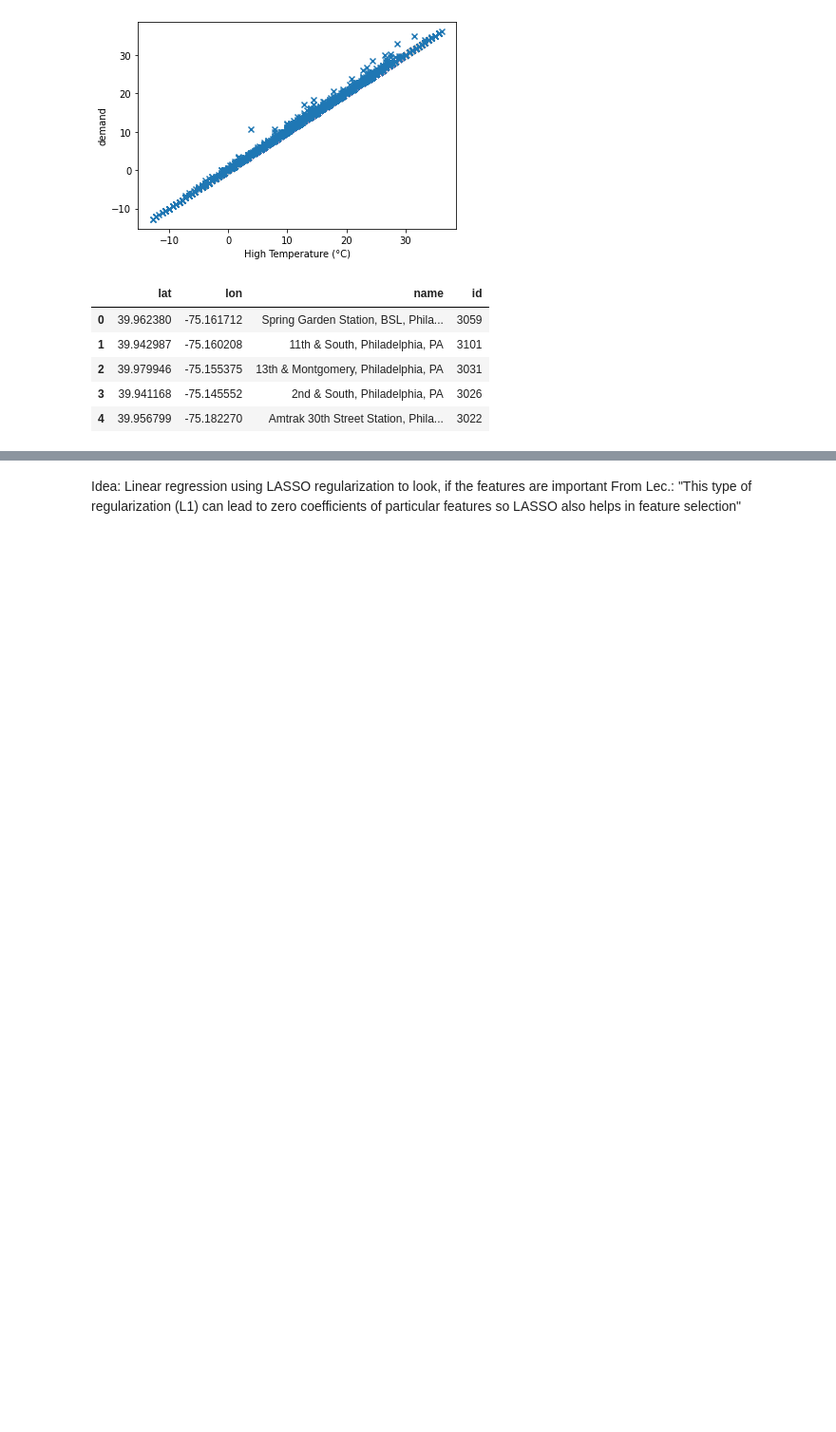
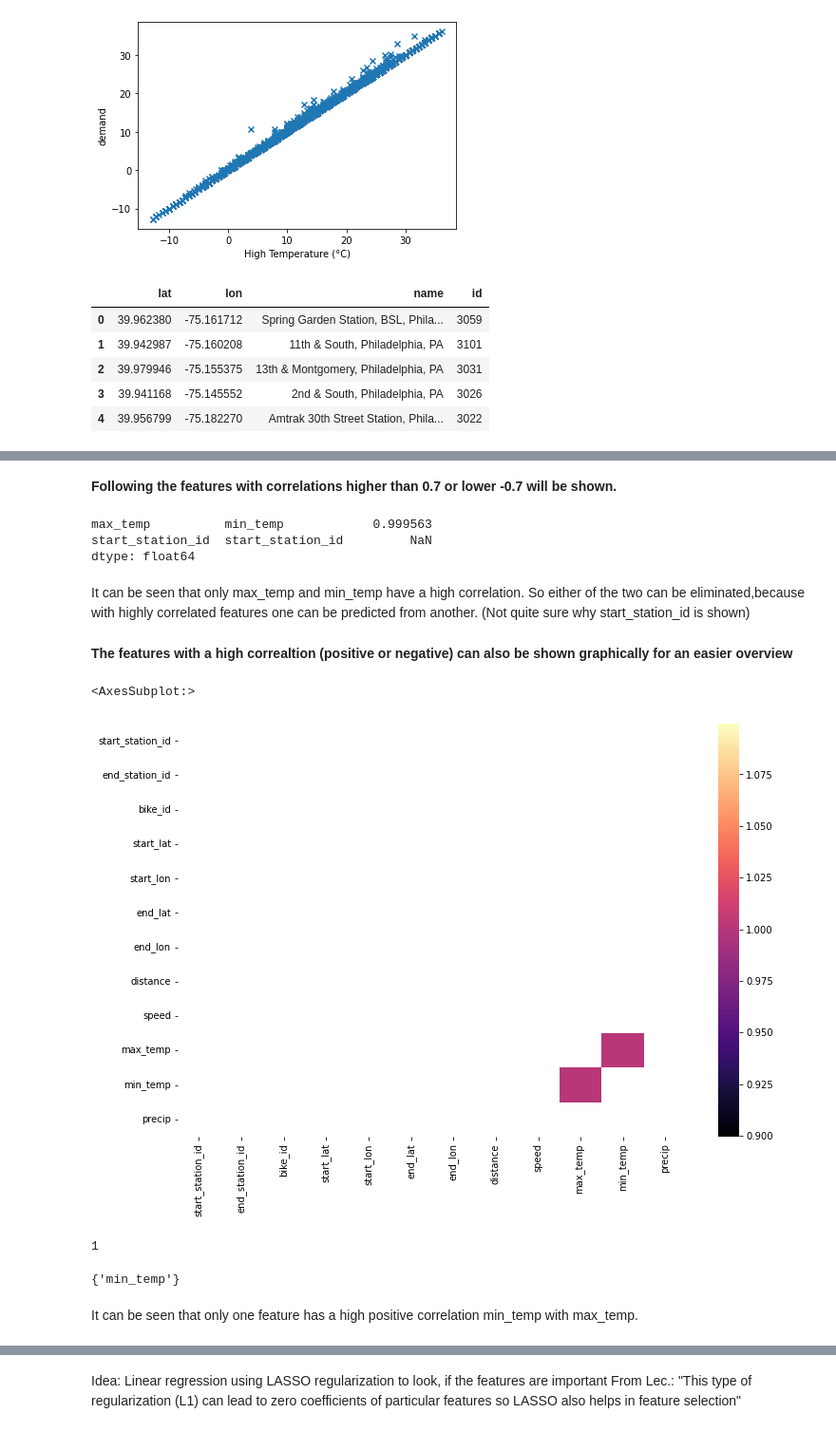
Before and after one commit to Jerematix/dataflow, a Jupyter notebook: notebooks/predictive_analytics/Features.ipynb, the cells around one changed output, grey strips where cells are left out. Shown at 95% size. Saved outputs shown, nothing was run; the diff lists cells and outputs as text; code cells hidden in the pictures; blank space fills up the shorter version.

Commit message:
Drop+create features, mapping stations,correlation

```diff
--- a/notebooks/predictive_analytics/Features.ipynb
+++ b/notebooks/predictive_analytics/Features.ipynb
@@ -43,6 +69,6 @@ df_stations.head()
 # %%
-df_btc = pd.read_parquet('../../data/bike_trips_cleaned.parquet')
-df_btc.head()
+df_bike_trips = pd.read_parquet('../../data/bike_trips_cleaned.parquet')
+df_bike_trips.head()
 # %% [output]
 |  | start_time | end_time | start_station_id | end_station_id | bike_id | user_type | end_station_name | ... |
 | index |  |  |  |  |  |  |  | ... |
@@ -53,0 +85,14 @@ df_btc.head()
+# %%
+# Add column with weekdays to dataset: as for now weekday name, but want it to be binary (0 / 1)
+df_bike_trips['is_weekday'] = df_bike_trips['date_time'].dt.day_name()
+
+#tried to write a method that turns the weekday id's (0-6) to binary (0/1)
+#def is_weekday_binary(x:pd.DataFrame):
+#    if df_bike_trips['date_time'].dt.weekday() <=5:
+#        df_bike_trips['is_weekday'] = 1
+#    else:
+#        df_bike_trips['is_weekday'] = 0
+
+#df_bike_trips['is_weekday'] = is_weekday_binary(df_bike_trips['date_time'])
+
+df_bike_trips.head()
@@ -53,0 +128,32 @@ df_btc.head()
+# %% [markdown]
+**Following the features with correlations higher than 0.7 or lower -0.7 will be shown.**
+# %%
+# High correlations: 0.7-1.0 and (-0.7)-(-1.0)
+
+def corrFilter(x: pd.DataFrame, bound: float):
+    xCorr = x.corr()
+    xFiltered = xCorr[((xCorr >= bound) | (xCorr <= -bound)) & (xCorr !=1.000)]
+    xFlattened = xFiltered.unstack().sort_values().drop_duplicates()
+    return xFlattened
+
+corrFilter(df_bike_trips, .7)
+# %% [output]
+max_temp          min_temp            0.999563
+start_station_id  start_station_id         NaN
+dtype: float64
+# %% [markdown]
+It can be seen that only max_temp and min_temp have a high correlation. So either of the two can be eliminated,because with highly correlated features one can be predicted from another. (Not quite sure why start_station_id is shown)
+# %% [markdown]
+**The features with a high correaltion (positive or negative) can also be shown graphically for an easier overview**
+# %%
+# Correlation highlighter
+
+corr = df_bike_trips.corr()
+
+#kot = corr[((corr>=.7) or (corr<=-.7))]
+kot = corr[((corr >= .7) | (corr <= -.7)) & (corr !=1.000)]
+plt.figure(figsize=(12,8))
+sns.heatmap(kot, cmap="magma")
+# %% [output]
+<AxesSubplot:>
+[figure, added]
@@ -54 +175,13 @@ df_btc.head()
+# %%
+len(correlated_features)
+# %% [output]
+1
+# %%
+print(correlated_features)
+
+#Not sure why only one feature is shown and not the corrseponfing one too...
+# %% [output]
+{'min_temp'}
+# %% [markdown]
+It can be seen that only one feature has a high positive correlation min_temp with max_temp.
 # %% [markdown]
```
Also changed, not shown: parts of 17 cells of this notebook.
